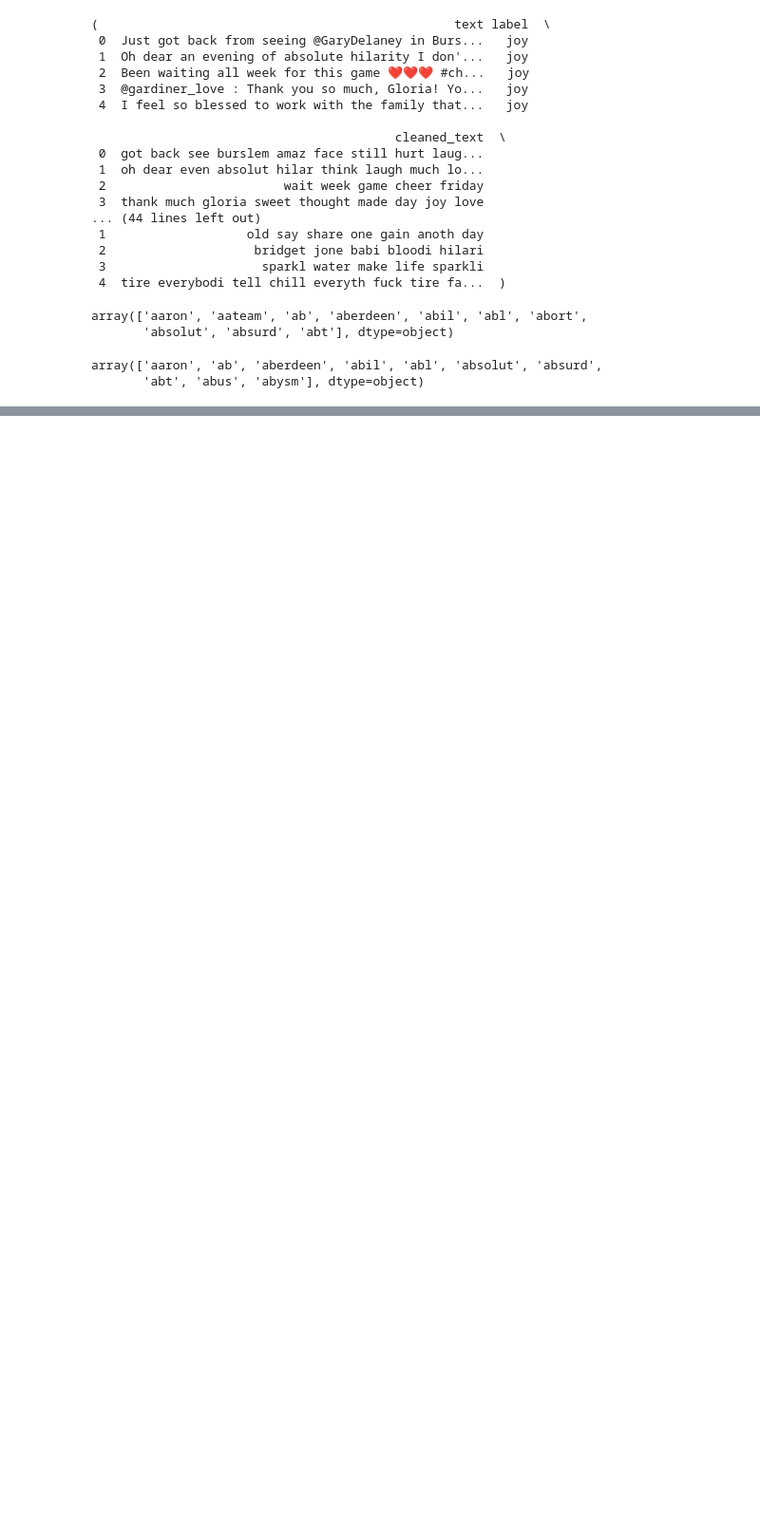
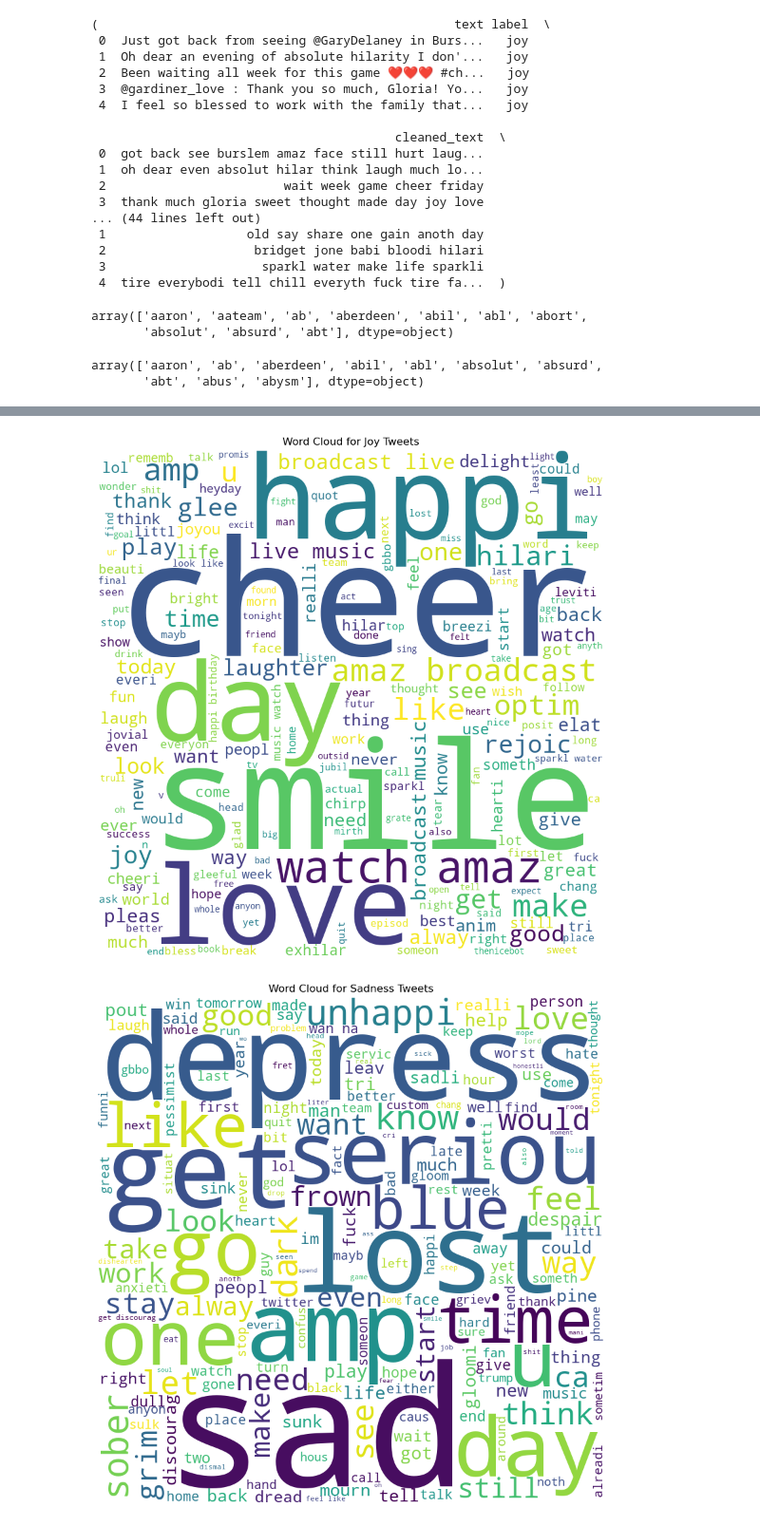
Before and after one commit to virgiliaantonucci/DS-Phase-5-Project, a Jupyter notebook: student.ipynb, the cells around one changed output, grey strips where cells are left out. Shown at 95% size. Cells and saved outputs as stored; diff of their text form; code cells hidden in the pictures; blank space fills up the shorter version.

```diff
--- a/student.ipynb
+++ b/student.ipynb
@@ -188,0 +234,29 @@ plt.show()
+# %%
+# Filter the DataFrame for each class and concatenate texts
+joy_texts = ' '.join(train_df[train_df['label'] == 'joy']['cleaned_text'])
+sadness_texts = ' '.join(train_df[train_df['label'] == 'sadness']['cleaned_text'])
+anger_texts = ' '.join(train_df[train_df['label'] == 'anger']['cleaned_text'])
+fear_texts = ' '.join(train_df[train_df['label'] == 'fear']['cleaned_text'])
+
+# Function to generate and display word cloud
+def generate_word_cloud(texts, title):
+    wordcloud = WordCloud(width = 800, height = 800,
+                          background_color ='white',
+                          stopwords = stop_words,
+                          min_font_size = 10).generate(texts)
+
+    plt.figure(figsize = (8, 8), facecolor = None)
+    plt.imshow(wordcloud)
+    plt.axis("off")
+    plt.tight_layout(pad = 0)
+    plt.title(title)
+    plt.show()
+
+# Generate and display word clouds for each emotion label
+generate_word_cloud(joy_texts, "Word Cloud for Joy Tweets")
+generate_word_cloud(sadness_texts, "Word Cloud for Sadness Tweets")
+generate_word_cloud(anger_texts, "Word Cloud for Anger Tweets")
+generate_word_cloud(fear_texts, "Word Cloud for Fear Tweets")
+# %% [output]
+[figure, added]
+[figure, added]
```
Also changed, not shown: parts of 11 cells of this notebook.
